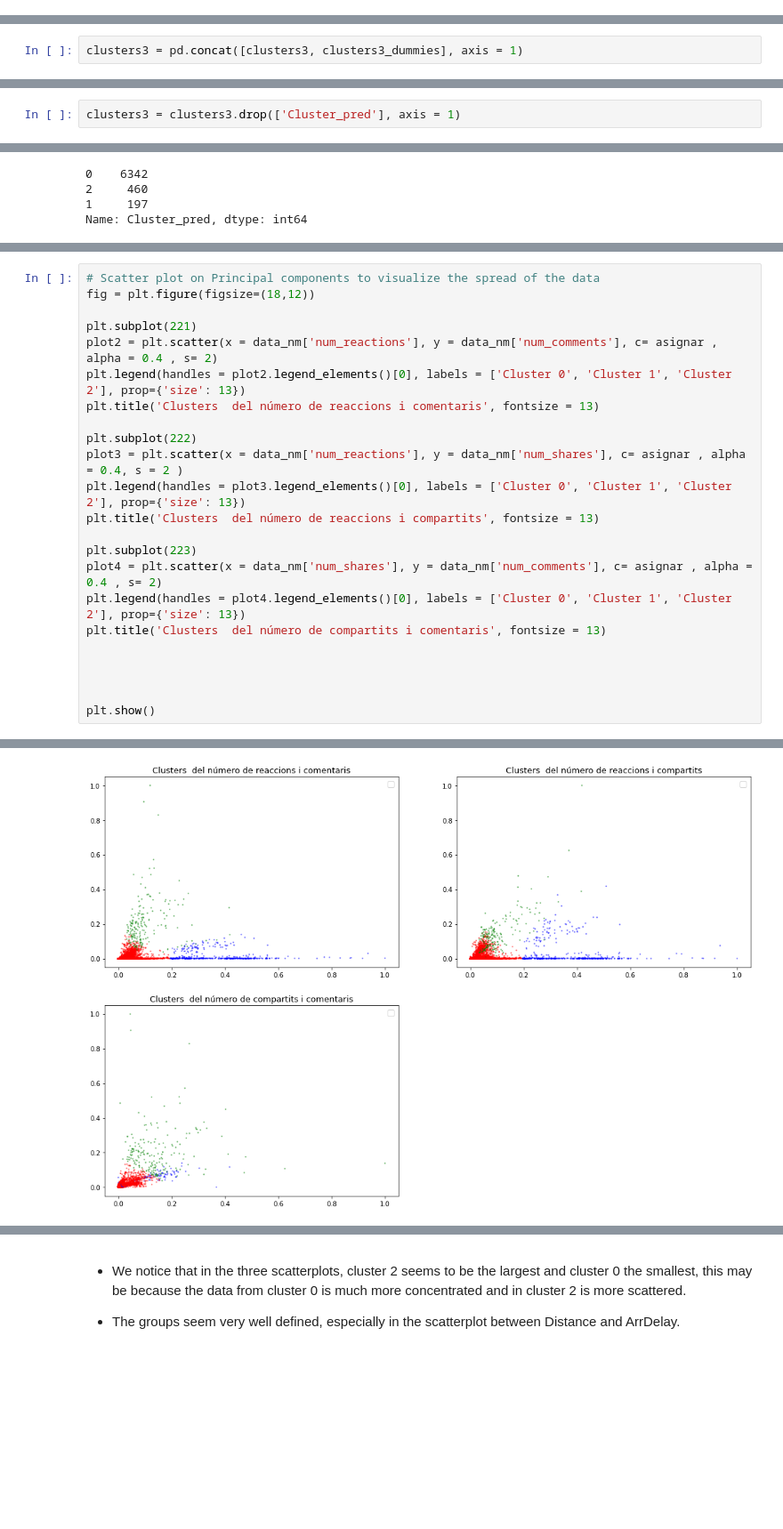
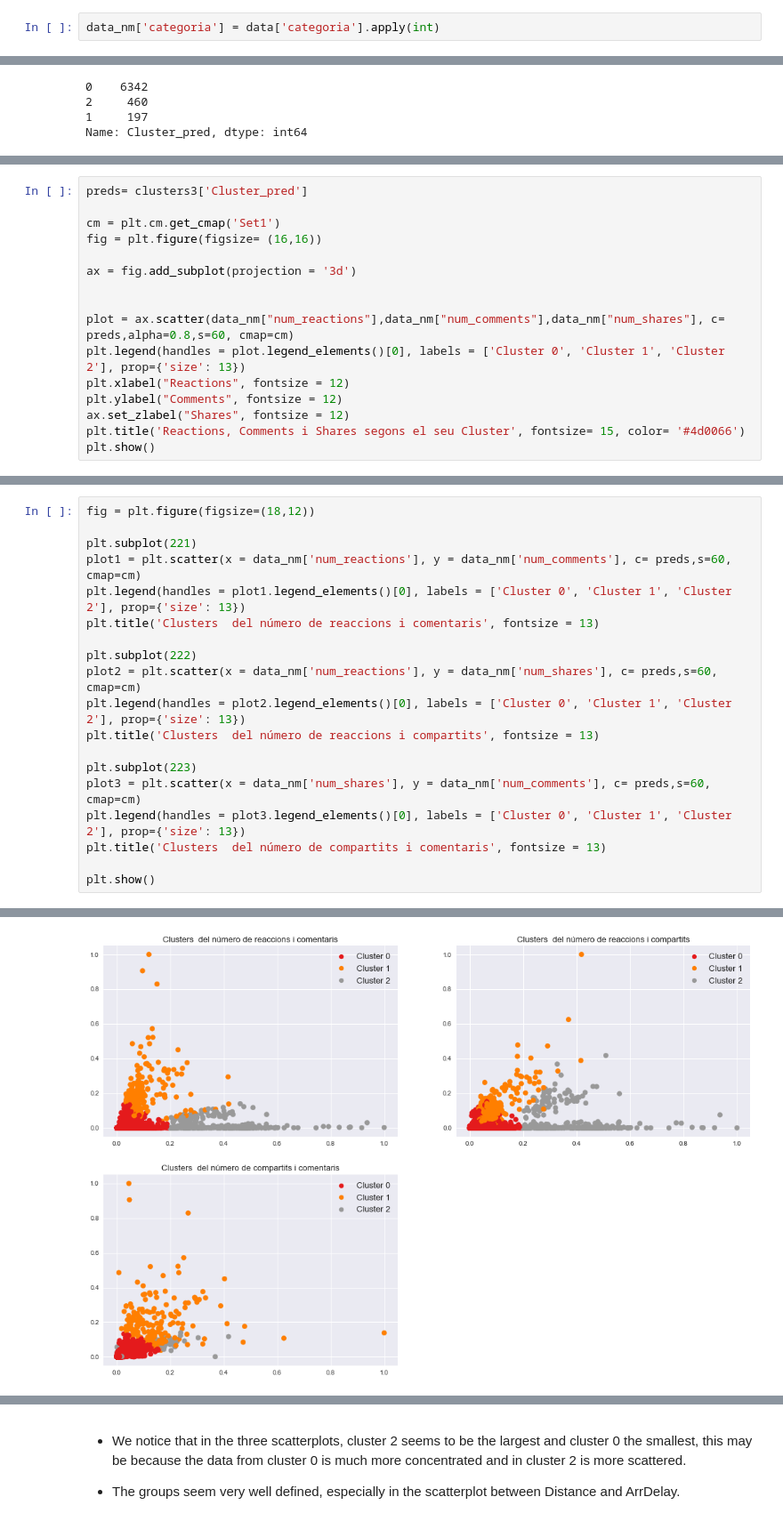
Before and after one commit to David-DataScience/Unsupervised_Learning, a Jupyter notebook: S08.ipynb, the cells around one changed output, grey strips where cells are left out. Shown at 89% size. Drawn from its saved outputs; the diff is of its cells as text; blank space fills up the shorter version.

```diff
--- a/S08.ipynb
+++ b/S08.ipynb
@@ -401,4 +362,6 @@ data_nm.head()
 | 2 | 0.138805 | 0.996911 | 0.975549 | 0.048195 | 0.011243 | 0.016647 | 0.043312 | ... |
 | 3 | 0.138805 | 0.996809 | 0.975476 | 0.023567 | 0.000000 | 0.000000 | 0.023567 | ... |
 | 4 | 0.138805 | 0.994916 | 0.974103 | 0.045223 | 0.000000 | 0.000000 | 0.043312 | ... |
+# %%
+data_nm['categoria'] = data['categoria'].apply(int)
 # %%
@@ -553,5 +561,3 @@ clusters3_dummies.head()
-# %%
-clusters3 = pd.concat([clusters3, clusters3_dummies], axis = 1)
 # %%
 clusters3.head()
 # %% [output]
@@ -561,5 +567,3 @@ clusters3.head()
 | 2 | 0.138805 | 0.996911 | 0.975549 | 0.048195 | 0.011243 | 0.016647 | 0.043312 | ... |
 | 3 | 0.138805 | 0.996809 | 0.975476 | 0.023567 | 0.000000 | 0.000000 | 0.023567 | ... |
 | 4 | 0.138805 | 0.994916 | 0.974103 | 0.045223 | 0.000000 | 0.000000 | 0.043312 | ... |
-# %%
-clusters3 = clusters3.drop(['Cluster_pred'], axis = 1)
@@ -616,0 +583,16 @@ Sometimes it is easier to visualize in 2 dimensions so we can plot the PCA compo
+# %%
+preds= clusters3['Cluster_pred']
+
+cm = plt.cm.get_cmap('Set1')
+fig = plt.figure(figsize= (16,16))
+
+ax = fig.add_subplot(projection = '3d')
+
+
+plot = ax.scatter(data_nm["num_reactions"],data_nm["num_comments"],data_nm["num_shares"], c= preds,alpha=0.8,s=60, cmap=cm)
+plt.legend(handles = plot.legend_elements()[0], labels = ['Cluster 0', 'Cluster 1', 'Cluster 2'], prop={'size': 13})
+plt.xlabel("Reactions", fontsize = 12)
+plt.ylabel("Comments", fontsize = 12)
+ax.set_zlabel("Shares", fontsize = 12)
+plt.title('Reactions, Comments i Shares segons el seu Cluster', fontsize= 15, color= '#4d0066')
+plt.show()
@@ -617,24 +605,20 @@ Sometimes it is easier to visualize in 2 dimensions so we can plot the PCA compo
 # %%
-# Scatter plot on Principal components to visualize the spread of the data
 fig = plt.figure(figsize=(18,12))
 
 plt.subplot(221)
-plot2 = plt.scatter(x = data_nm['num_reactions'], y = data_nm['num_comments'], c= asignar , alpha = 0.4 , s= 2)
-plt.legend(handles = plot2.legend_elements()[0], labels = ['Cluster 0', 'Cluster 1', 'Cluster 2'], prop={'size': 13})
+plot1 = plt.scatter(x = data_nm['num_reactions'], y = data_nm['num_comments'], c= preds,s=60, cmap=cm)
+plt.legend(handles = plot1.legend_elements()[0], labels = ['Cluster 0', 'Cluster 1', 'Cluster 2'], prop={'size': 13})
 plt.title('Clusters  del número de reaccions i comentaris', fontsize = 13)
 
 plt.subplot(222)
-plot3 = plt.scatter(x = data_nm['num_reactions'], y = data_nm['num_shares'], c= asignar , alpha = 0.4, s = 2 )
-plt.legend(handles = plot3.legend_elements()[0], labels = ['Cluster 0', 'Cluster 1', 'Cluster 2'], prop={'size': 13})
+plot2 = plt.scatter(x = data_nm['num_reactions'], y = data_nm['num_shares'], c= preds,s=60, cmap=cm)
+plt.legend(handles = plot2.legend_elements()[0], labels = ['Cluster 0', 'Cluster 1', 'Cluster 2'], prop={'size': 13})
 plt.title('Clusters  del número de reaccions i compartits', fontsize = 13)
 
 plt.subplot(223)
-plot4 = plt.scatter(x = data_nm['num_shares'], y = data_nm['num_comments'], c= asignar , alpha = 0.4 , s= 2)
-plt.legend(handles = plot4.legend_elements()[0], labels = ['Cluster 0', 'Cluster 1', 'Cluster 2'], prop={'size': 13})
+plot3 = plt.scatter(x = data_nm['num_shares'], y = data_nm['num_comments'], c= preds,s=60, cmap=cm)
+plt.legend(handles = plot3.legend_elements()[0], labels = ['Cluster 0', 'Cluster 1', 'Cluster 2'], prop={'size': 13})
 plt.title('Clusters  del número de compartits i comentaris', fontsize = 13)
 
-
-
-
 plt.show()
 # %% [output]
@@ -644 +625 @@ No artists with labels found to put in legend.  Note that artists whose label st
-[figure, old version]
+[figure, new version]
```
Also changed, not shown: parts of 195 cells of this notebook.
